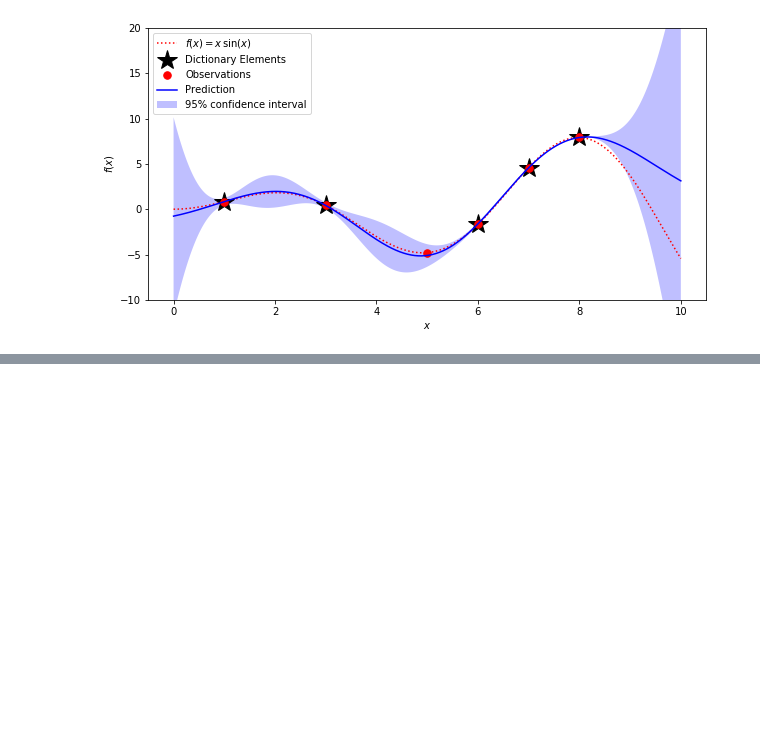
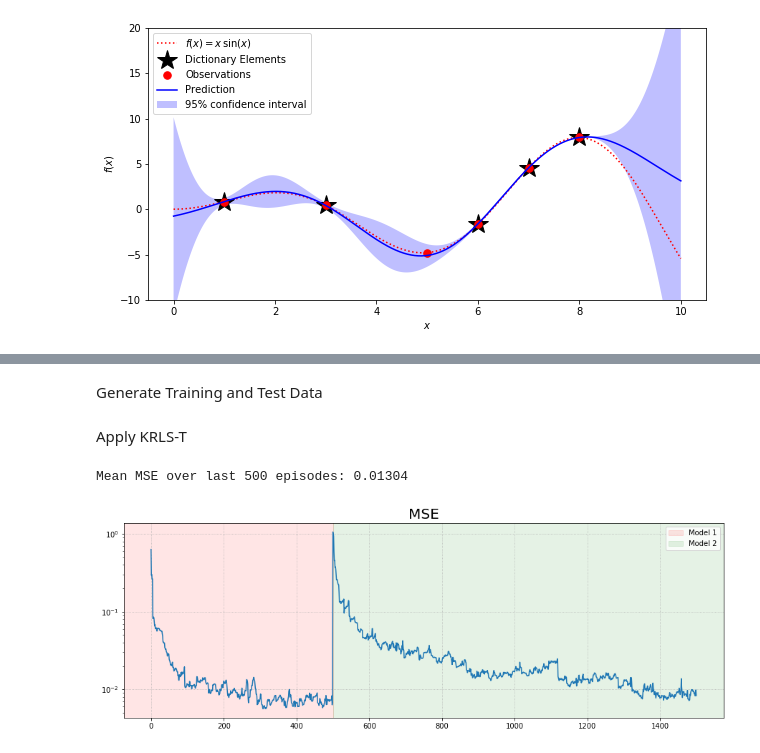
Before and after one commit to lckr/PyKRLST, a Jupyter notebook: PyKRLST_Demo.ipynb, the cells around one changed output, grey strips where cells are left out. Cells and saved outputs as stored; diff of their text form; code cells hidden in the pictures; blank space fills up the shorter version.

```diff
--- a/PyKRLST_Demo.ipynb
+++ b/PyKRLST_Demo.ipynb
@@ -50,0 +70,11 @@ plt.show()
+# %%
+Ntrain = 1500
+Ntest = 200
+Nswitch = 500 # Time point of abrupt switch from model 1 to model 2
+B1 = np.atleast_2d([1,.8668,-0.4764,0.2070]).T # Model of first linear filter
+B2 = np.atleast_2d([1,-.8326,.6656,-.7153]).T # Model of second linear filter
+
+f = lambda x: np.tanh(x) # Wiener system non-lineariy
+SNR = 40
+
+d = 4 # Time embedding
@@ -50,0 +83,7 @@ plt.show()
+# %%
+kernel = RBF(2) # Kernel
+M = 150 # Dictionary size
+lambda_ = 0.999 # Forgetting factor
+c = 1e-4 # Regularization term
+# %% [markdown]
+Generate Training and Test Data
@@ -50,0 +117,31 @@ plt.show()
+# %% [markdown]
+Apply KRLS-T
+# %%
+mse_scores = []
+krlst = pyKRLST.KRLST(kernel, l=lambda_, c=c, M=M)
+for i in tqdm.trange(Ntrain, desc="Applying KRLS-T for adaptive Wiener system identification"):
+    # Perform KRLS-T regression + predict unseen data
+    krlst.observe(s_train[i], y_train[i],i) # Train on single new observation
+    y_est, _ = krlst.predict(s_test) # Predict unknown data
+
+    if i < Nswitch:
+        y_test = y_test1
+    else:
+        y_test = y_test2
+    # Compute test error
+    mse_scores.append(MSE(y_est, y_test))
+# %%
+print(f"Mean MSE over last 500 episodes: {np.mean(mse_scores[-500:]):02.5f}")
+# %% [output]
+Mean MSE over last 500 episodes: 0.01304
+# %%
+fig,ax = plt.subplots(figsize=(15,5))
+ax.plot(mse_scores)
+ax.set_yscale("log")
+ax.set_title("MSE", size=20)
+ax.add_patch(matplotlib.patches.Rectangle((-100,0), 600,2,color="r",alpha=0.1, label="Model 1"))
+ax.add_patch(matplotlib.patches.Rectangle((500,0), 1600,2,color="g",alpha=0.1, label="Model 2"))
+plt.legend()
+ax.grid(True, ls=":")
+# %% [output]
+[figure, added]
```
Also changed, not shown: parts of 8 cells of this notebook, 1 other file.
